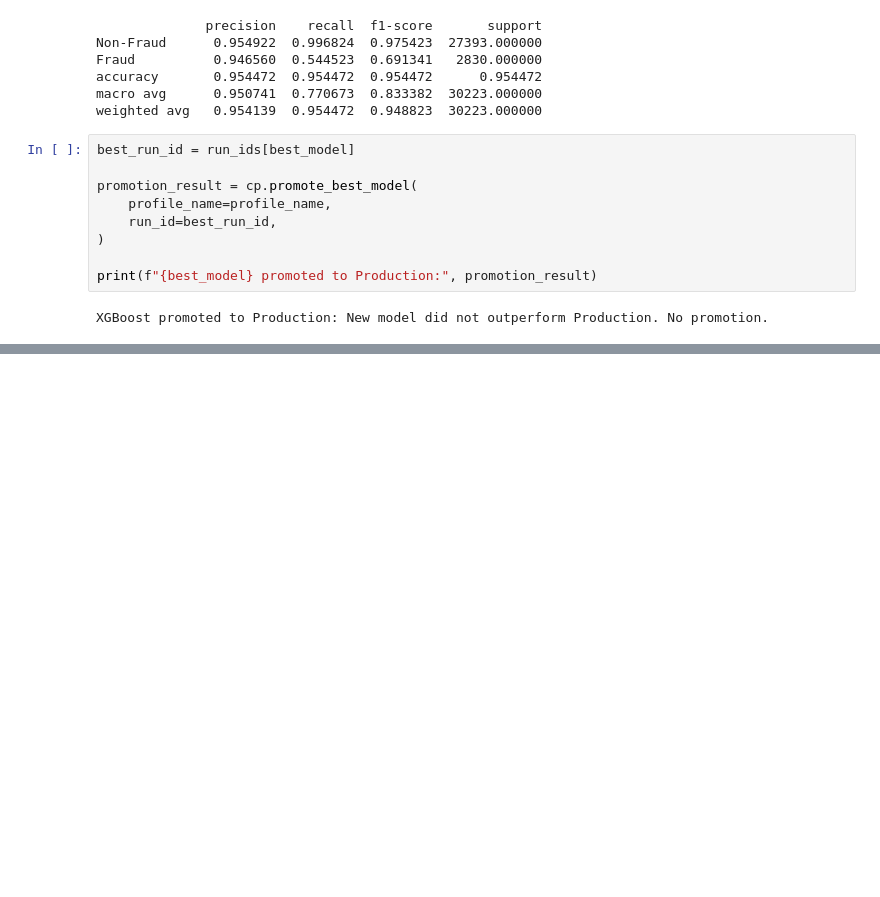
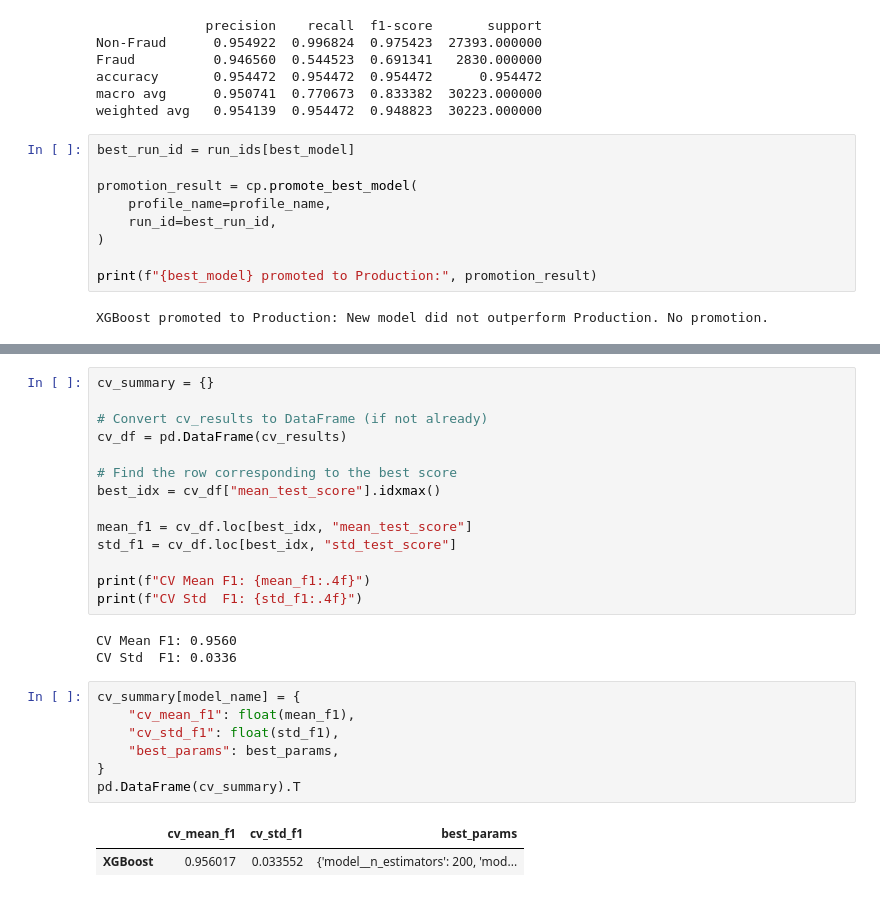
Before and after one commit to tib-dev/fraud-detection, a Jupyter notebook: notebooks/ecommerce_fraud_modeling.ipynb, the cells around one changed output, grey strips where cells are left out. Cells and saved outputs as stored; diff of their text form; blank space fills up the shorter version.

```diff
--- a/notebooks/ecommerce_fraud_modeling.ipynb
+++ b/notebooks/ecommerce_fraud_modeling.ipynb
@@ -467,0 +466,27 @@ XGBoost saved in: D:\10Acadamy\Week 5&6\Tasks\fraud-detection\models\ecommerce\x
+# %%
+cv_summary = {}
+
+# Convert cv_results to DataFrame (if not already)
+cv_df = pd.DataFrame(cv_results)
+
+# Find the row corresponding to the best score
+best_idx = cv_df["mean_test_score"].idxmax()
+
+mean_f1 = cv_df.loc[best_idx, "mean_test_score"]
+std_f1 = cv_df.loc[best_idx, "std_test_score"]
+
+print(f"CV Mean F1: {mean_f1:.4f}")
+print(f"CV Std  F1: {std_f1:.4f}")
+# %% [output]
+CV Mean F1: 0.9560
+CV Std  F1: 0.0336
+# %%
+cv_summary[model_name] = {
+    "cv_mean_f1": float(mean_f1),
+    "cv_std_f1": float(std_f1),
+    "best_params": best_params,
+}
+pd.DataFrame(cv_summary).T
+# %% [output]
+|  | cv_mean_f1 | cv_std_f1 | best_params |
+| XGBoost | 0.956017 | 0.033552 | {'model__n_estimators': 200, 'mod... |
```
Also changed, not shown: parts of 5 cells of this notebook.
